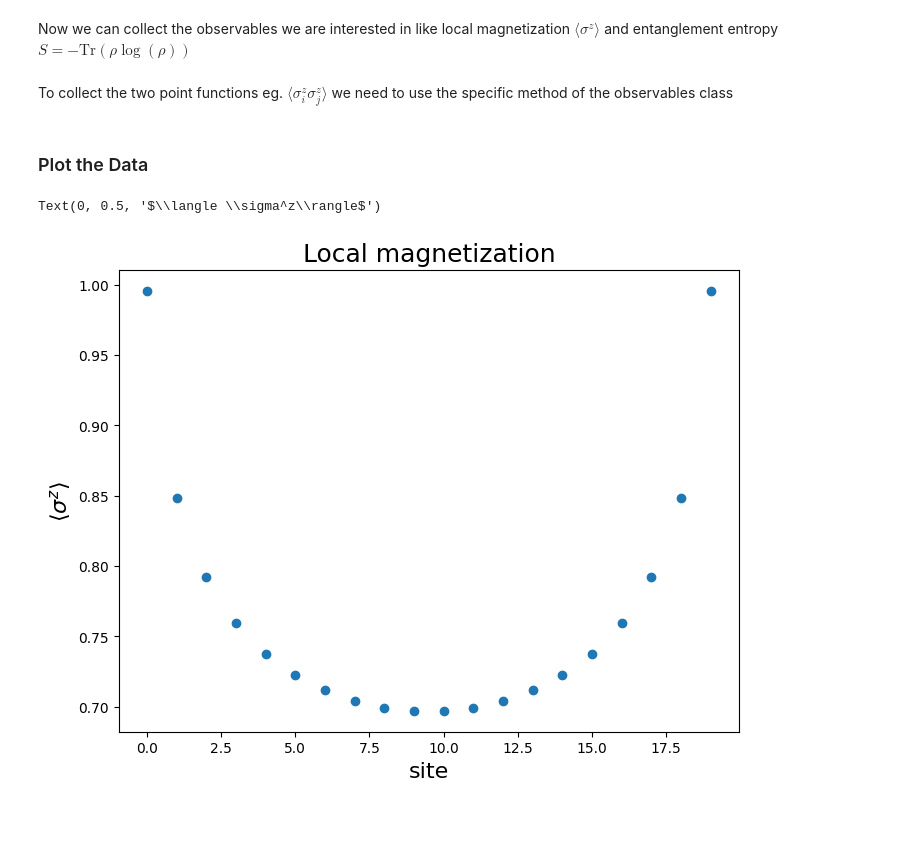
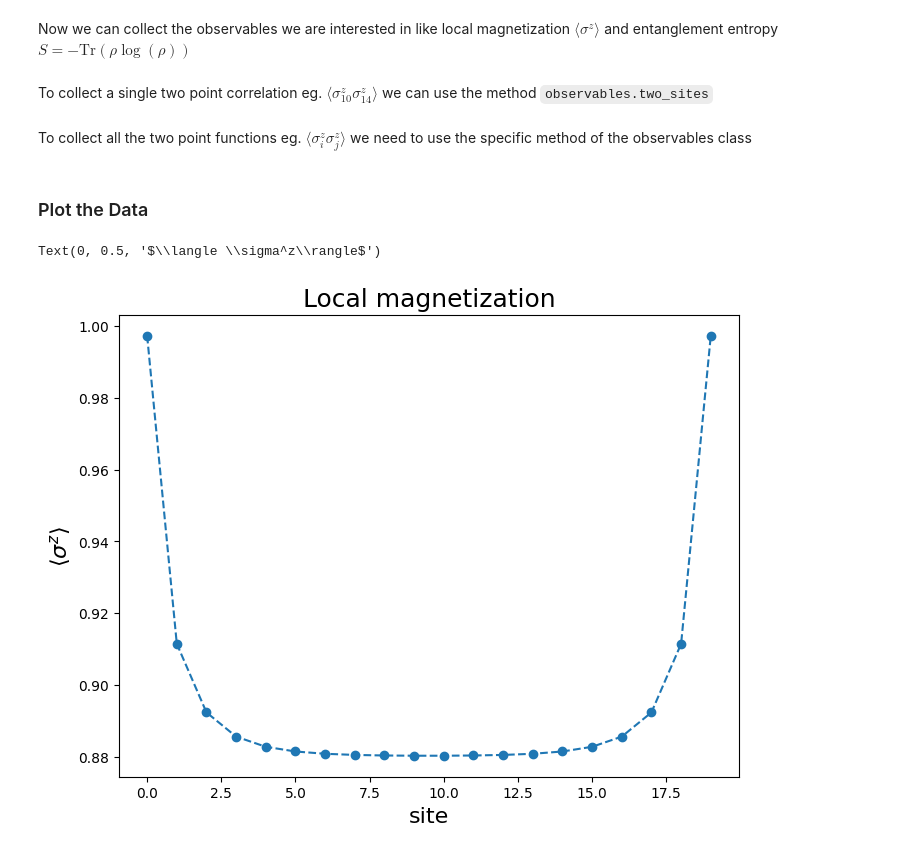
Before and after one commit to pietrorichelli/dmrg, a Jupyter notebook: examples/TFIM_guide.ipynb, the cells around one changed output. Drawn from its saved outputs; the diff is of its cells as text; code cells hidden in the pictures; blank space fills up the shorter version.

```diff
--- a/examples/TFIM_guide.ipynb
+++ b/examples/TFIM_guide.ipynb
@@ -227,7 +229,7 @@ Then we need to define the MPO and the contractions. The contractions behave sim
 from dmrg.cont import CONT
 
 # define the MPO
-h = MPO_TFI(J=1,h_x=1,pol='tot')
+h = MPO_TFI(J=1,h_x=.8,pol='tot')
 
 # We can check the polarization of the Hamiltonian
 print('H polarization:',h.pol)
@@ -360,2 +364,4 @@ for site,dir in mps.right_sweep():
 for site,dir in mps.left_sweep():
     En,s = sys.step2sites(site,dir=dir,stage='Final')
+# %% [markdown]
+To collect a single two point correlation eg. $\langle \sigma^z_{10} \sigma_{14}^z\rangle$ we can use the method `observables.two_sites`
@@ -362,5 +381,5 @@ for site,dir in mps.left_sweep():
 # %% [markdown]
-To collect the two point functions eg. $\langle \sigma^z_i \sigma_j^z\rangle$  we need to use the specific method of the observables class
+To collect all the two point functions eg. $\langle \sigma^z_i \sigma_j^z\rangle$  we need to use the specific method of the observables class
 # %%
 # specify where you want to save the correlations
 path_out = 'OUT/ZZ.txt'
@@ -376,14 +399,14 @@ for site,dir in mps.right_sweep():
 # %%
 # Plot the local magnetization
 fig,ax = plt.subplots(figsize=(8,6))
-ax.plot(Zobs[0],Zobs[1],'o')
+ax.plot(Zobs[0],Zobs[1],'o--')
 
 ax.set_title('Local magnetization',fontsize=18)
 ax.set_xlabel('site',fontsize=16)
 ax.set_ylabel(r'$\langle \sigma^z\rangle$',fontsize=16)
 # %% [output]
 Text(0, 0.5, '$\\langle \\sigma^z\\rangle$')
-[figure, old version]
+[figure, new version]
 # %%
 # Plot the entanglement entropy
 fig,ax = plt.subplots(figsize=(8,6))
```
Also changed, not shown: parts of 12 cells of this notebook, 3 other files.
